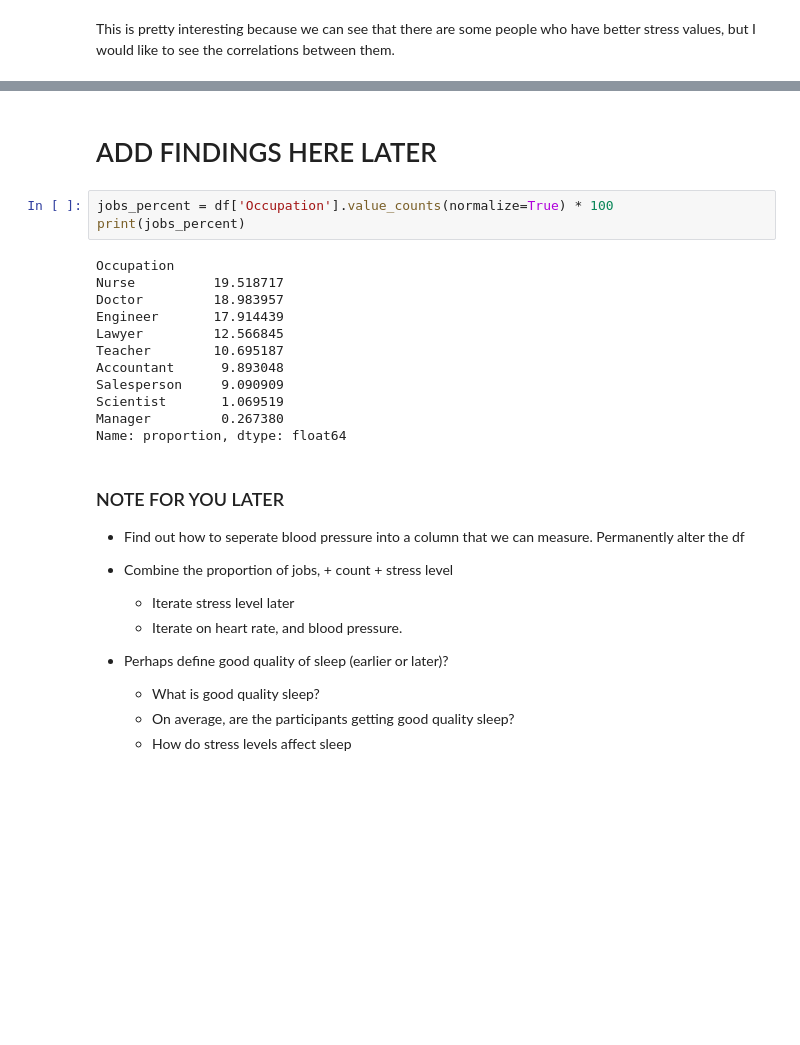
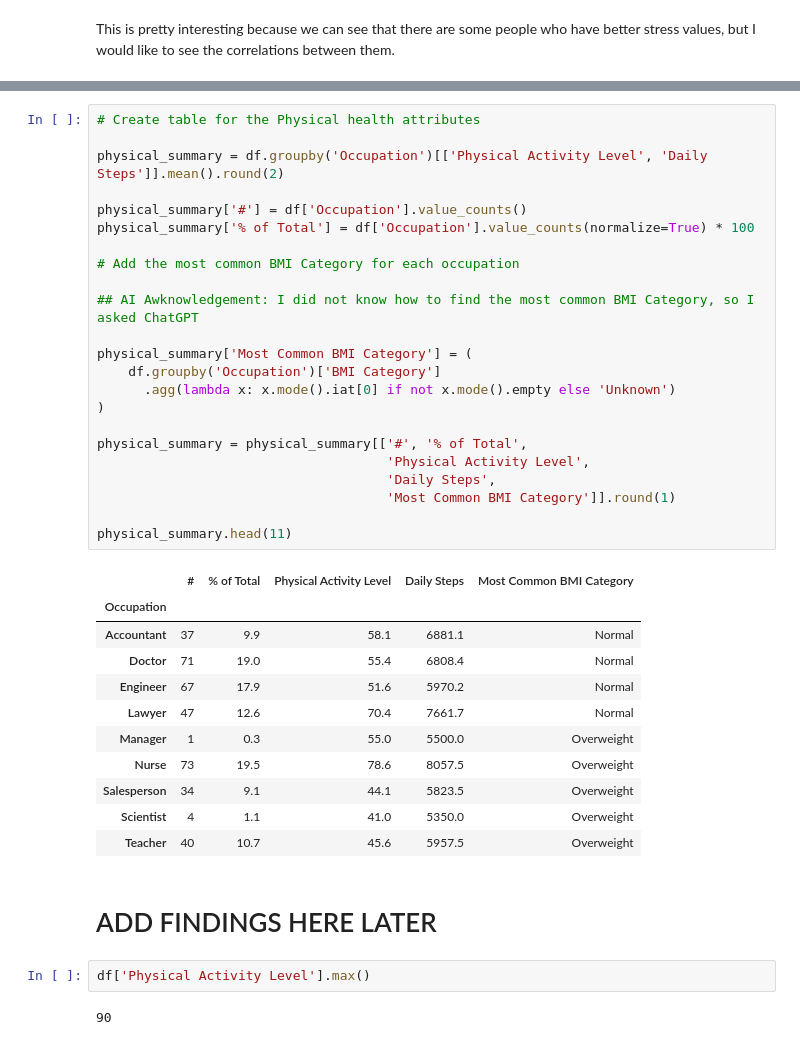
Before and after one commit to HunterTzou/DATA_110_FALL_2025, a Jupyter notebook: Tzou_Hunter_Sleep_Study.ipynb, the cells around one changed output, grey strips where cells are left out. Cells and saved outputs as stored; diff of their text form; blank space fills up the shorter version.

```diff
--- a/Tzou_Hunter_Sleep_Study.ipynb
+++ b/Tzou_Hunter_Sleep_Study.ipynb
@@ -454,31 +466,41 @@ plt.show()
+# %%
+# Create table for the Physical health attributes
+
+physical_summary = df.groupby('Occupation')[['Physical Activity Level', 'Daily Steps']].mean().round(2)
+
+physical_summary['#'] = df['Occupation'].value_counts()
+physical_summary['% of Total'] = df['Occupation'].value_counts(normalize=True) * 100
+
+# Add the most common BMI Category for each occupation
+
+## AI Awknowledgement: I did not know how to find the most common BMI Category, so I asked ChatGPT
+
+physical_summary['Most Common BMI Category'] = (
+    df.groupby('Occupation')['BMI Category']
+      .agg(lambda x: x.mode().iat[0] if not x.mode().empty else 'Unknown')
+)
+
+physical_summary = physical_summary[['#', '% of Total',
+                                     'Physical Activity Level',
+                                     'Daily Steps',
+                                     'Most Common BMI Category']].round(1)
+
+physical_summary.head(11)
+# %% [output]
+|  | # | % of Total | Physical Activity Level | Daily Steps | Most Common BMI Category |
+| Occupation |  |  |  |  |  |
+| Accountant | 37 | 9.9 | 58.1 | 6881.1 | Normal |
+| Doctor | 71 | 19.0 | 55.4 | 6808.4 | Normal |
+| Engineer | 67 | 17.9 | 51.6 | 5970.2 | Normal |
+| Lawyer | 47 | 12.6 | 70.4 | 7661.7 | Normal |
+| Manager | 1 | 0.3 | 55.0 | 5500.0 | Overweight |
+| Nurse | 73 | 19.5 | 78.6 | 8057.5 | Overweight |
+| Salesperson | 34 | 9.1 | 44.1 | 5823.5 | Overweight |
+| Scientist | 4 | 1.1 | 41.0 | 5350.0 | Overweight |
+| Teacher | 40 | 10.7 | 45.6 | 5957.5 | Overweight |
 # %% [markdown]
 # ADD FINDINGS HERE LATER
-# %%
-jobs_percent = df['Occupation'].value_counts(normalize=True) * 100
-print(jobs_percent)
-# %% [output]
-Occupation
-Nurse          19.518717
-Doctor         18.983957
-Engineer       17.914439
-Lawyer         12.566845
-Teacher        10.695187
-Accountant      9.893048
-Salesperson     9.090909
-Scientist       1.069519
-Manager         0.267380
-Name: proportion, dtype: float64
-# %% [markdown]
-### NOTE FOR YOU LATER
-
-- Find out how to seperate blood pressure into a column that we can measure. Permanently alter the df
-
-- Combine the proportion of jobs, + count + stress level
-  - Iterate stress level later
-  - Iterate on heart rate, and blood pressure.
-
-
-- Perhaps define good quality of sleep (earlier or later)?
-  - What is good quality sleep?
-  - On average, are the participants getting good quality sleep?
-  - How do stress levels affect sleep
+# %%
+df['Physical Activity Level'].max()
+# %% [output]
+90
```
Also changed, not shown: parts of 4 cells of this notebook.
